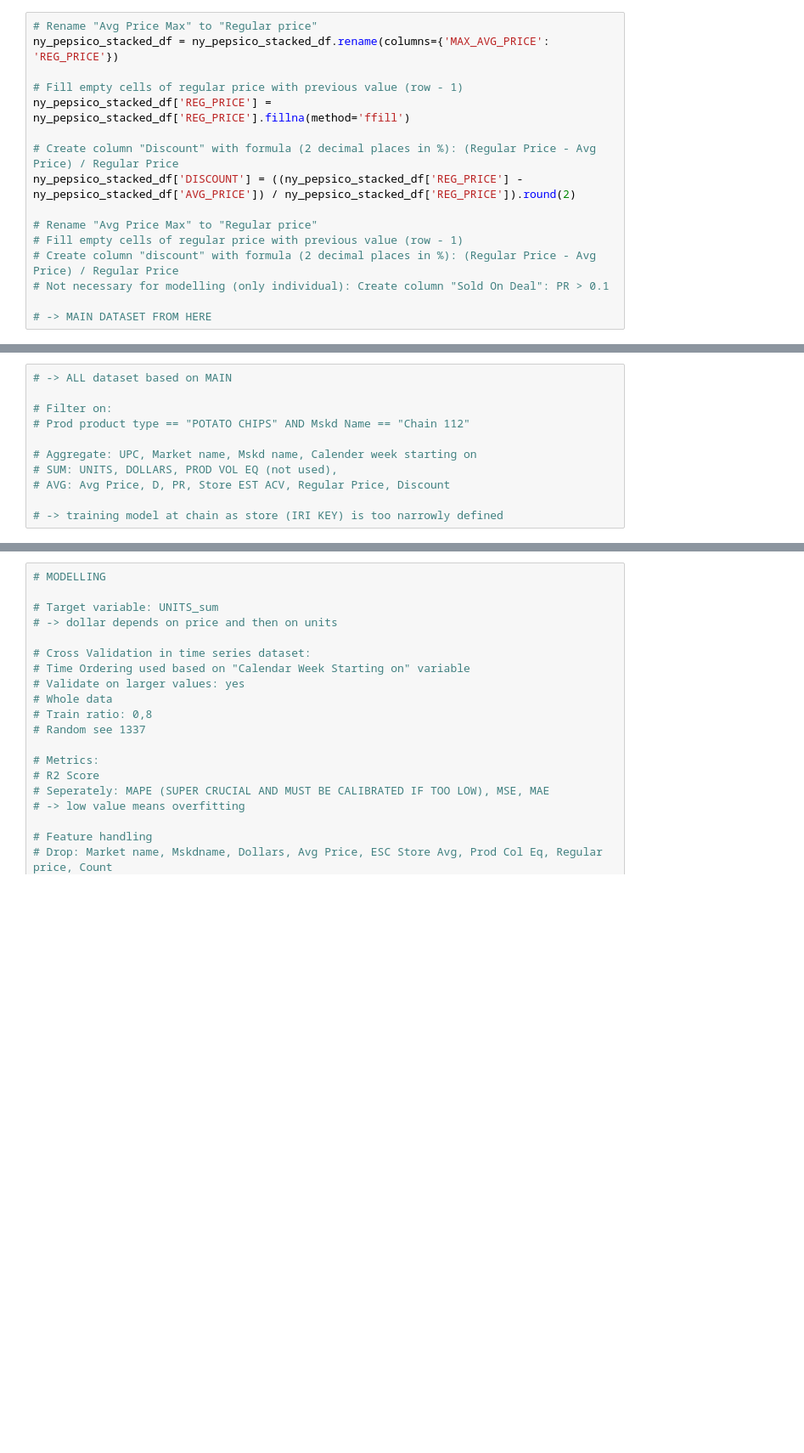
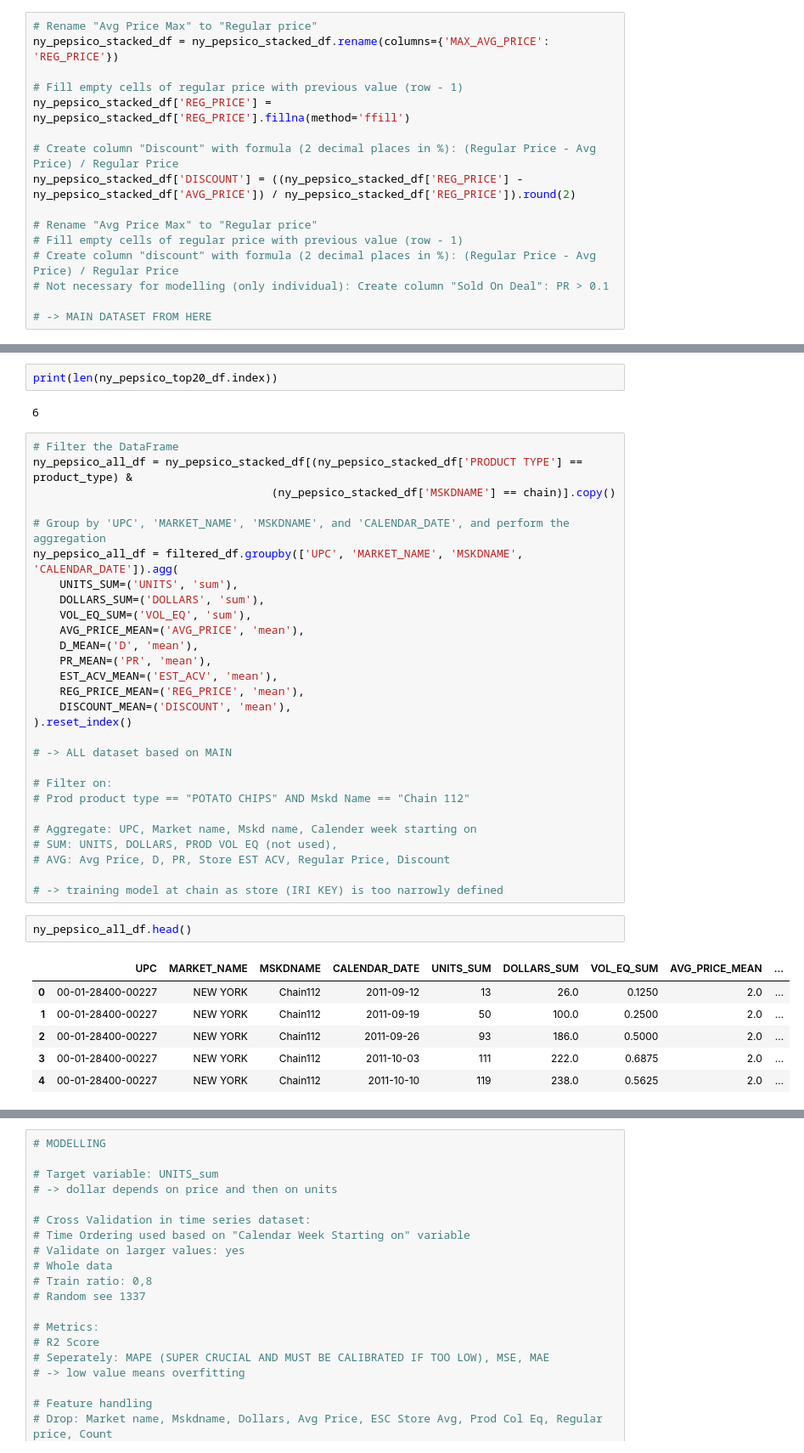
Before and after one commit to mistermakc/demand-prediction, a Jupyter notebook: analysis/regression-model.ipynb, the cells around one changed output, grey strips where cells are left out. Shown: that part at 85% size. Drawn from its saved outputs; the diff is of its cells as text; blank space fills up the shorter version.

```diff
--- a/analysis/regression-model.ipynb
+++ b/analysis/regression-model.ipynb
@@ -571,4 +697,25 @@ chain = "Chain112"
+# %%
+print(len(ny_pepsico_top20_df.index))
+# %% [output]
+6
 # %%
+# Filter the DataFrame
+ny_pepsico_all_df = ny_pepsico_stacked_df[(ny_pepsico_stacked_df['PRODUCT TYPE'] == product_type) &
+                                    (ny_pepsico_stacked_df['MSKDNAME'] == chain)].copy()
+
+# Group by 'UPC', 'MARKET_NAME', 'MSKDNAME', and 'CALENDAR_DATE', and perform the aggregation
+ny_pepsico_all_df = filtered_df.groupby(['UPC', 'MARKET_NAME', 'MSKDNAME', 'CALENDAR_DATE']).agg(
+    UNITS_SUM=('UNITS', 'sum'),
+    DOLLARS_SUM=('DOLLARS', 'sum'),
+    VOL_EQ_SUM=('VOL_EQ', 'sum'),
+    AVG_PRICE_MEAN=('AVG_PRICE', 'mean'),
+    D_MEAN=('D', 'mean'),
+    PR_MEAN=('PR', 'mean'),
+    EST_ACV_MEAN=('EST_ACV', 'mean'),
+    REG_PRICE_MEAN=('REG_PRICE', 'mean'),
+    DISCOUNT_MEAN=('DISCOUNT', 'mean'),
+).reset_index()
+
 # -> ALL dataset based on MAIN
 
 # Filter on:
@@ -579,3 +726,12 @@ chain = "Chain112"
 # AVG: Avg Price, D, PR, Store EST ACV, Regular Price, Discount
 
 # -> training model at chain as store (IRI KEY) is too narrowly defined
+# %%
+ny_pepsico_all_df.head()
+# %% [output]
+|  | UPC | MARKET_NAME | MSKDNAME | CALENDAR_DATE | UNITS_SUM | DOLLARS_SUM | VOL_EQ_SUM | AVG_PRICE_MEAN | ... |
+| 0 | 00-01-28400-00227 | NEW YORK | Chain112 | 2011-09-12 | 13 | 26.0 | 0.1250 | 2.0 | ... |
+| 1 | 00-01-28400-00227 | NEW YORK | Chain112 | 2011-09-19 | 50 | 100.0 | 0.2500 | 2.0 | ... |
+| 2 | 00-01-28400-00227 | NEW YORK | Chain112 | 2011-09-26 | 93 | 186.0 | 0.5000 | 2.0 | ... |
+| 3 | 00-01-28400-00227 | NEW YORK | Chain112 | 2011-10-03 | 111 | 222.0 | 0.6875 | 2.0 | ... |
+| 4 | 00-01-28400-00227 | NEW YORK | Chain112 | 2011-10-10 | 119 | 238.0 | 0.5625 | 2.0 | ... |
```
Also changed, not shown: parts of 34 cells of this notebook.
